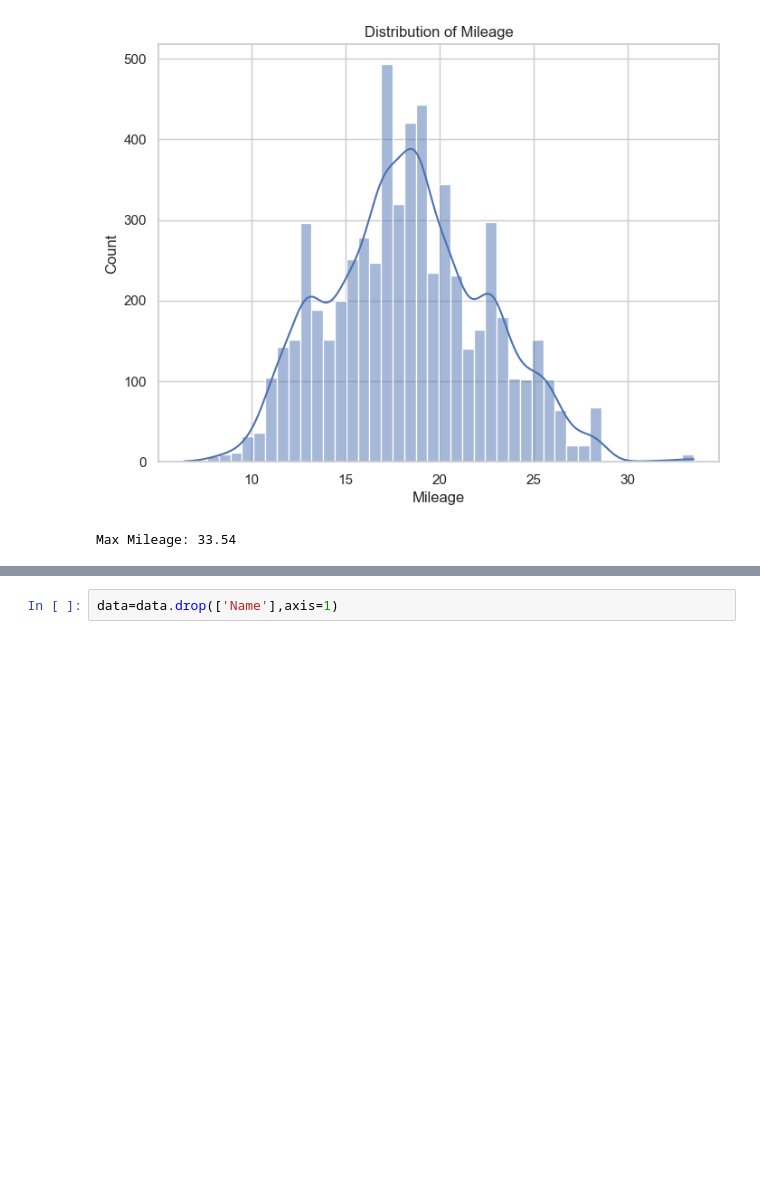
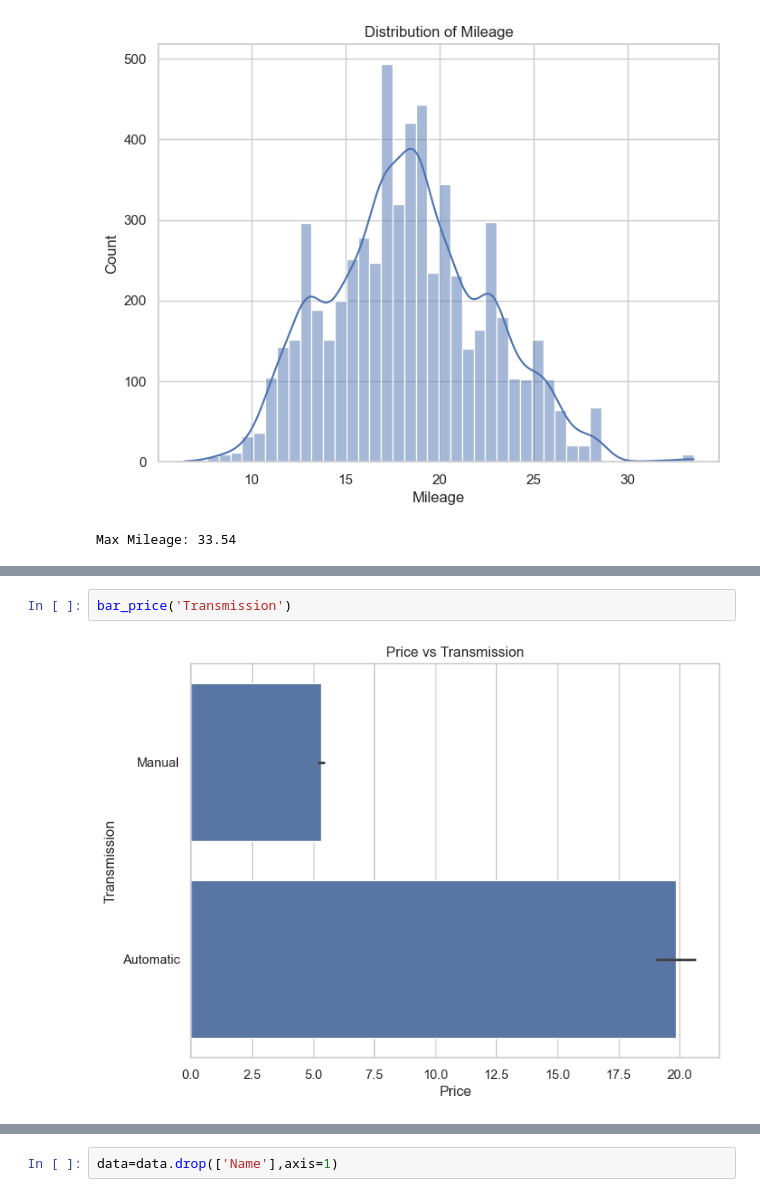
Before and after one commit to saharshthapa/Goacademy_hackathon, a Jupyter notebook: car_price_prediction.ipynb, the cells around one changed output, grey strips where cells are left out. Cells and saved outputs as stored; diff of their text form; blank space fills up the shorter version.

```diff
--- a/car_price_prediction.ipynb
+++ b/car_price_prediction.ipynb
@@ -209,0 +256,4 @@ Max Mileage: 33.54
+# %%
+bar_price('Transmission')
+# %% [output]
+[figure, added]
```
Also changed, not shown: parts of 26 cells of this notebook.
